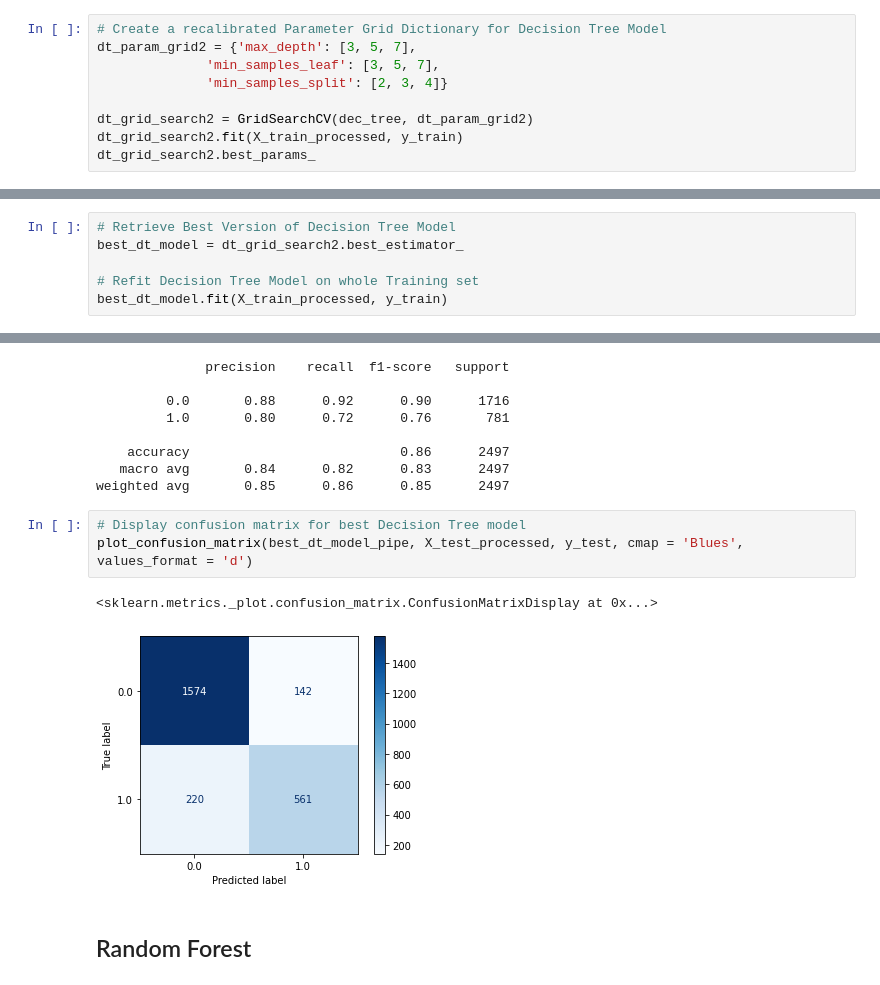
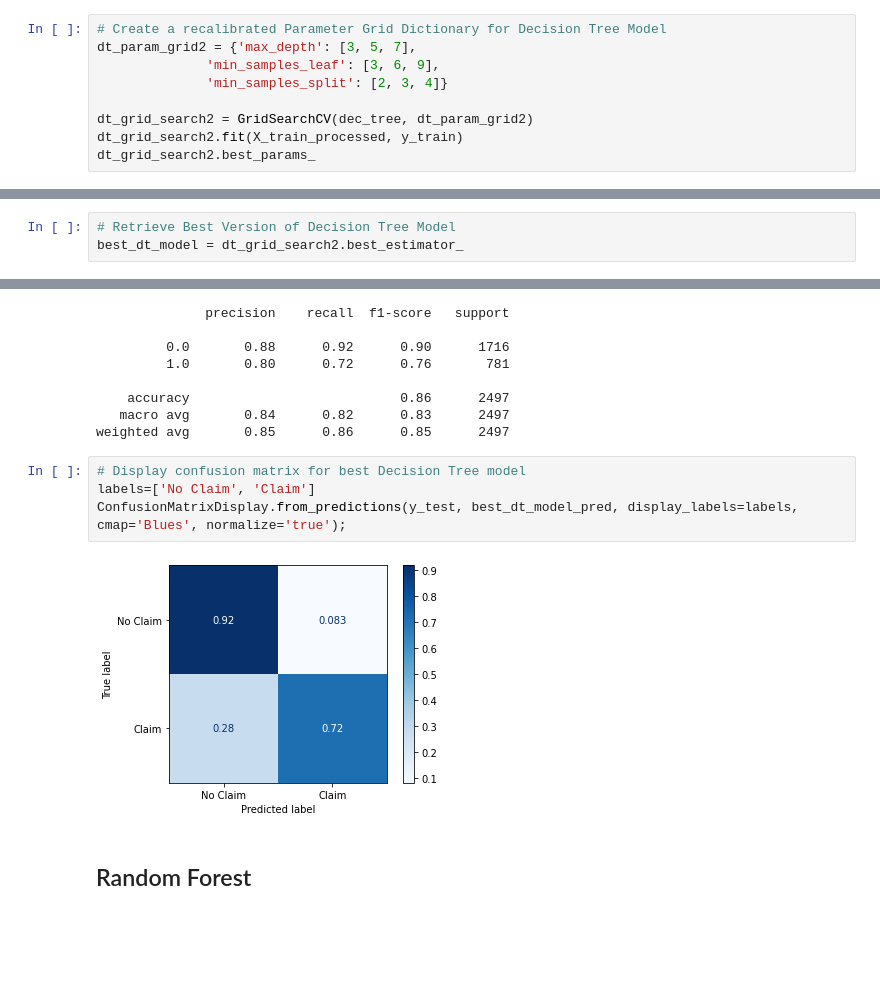
Before and after one commit to Numann-Malik/Auto-Insurance-Claims, a Jupyter notebook: CarInsurance.ipynb, the cells around one changed output, grey strips where cells are left out. Drawn from its saved outputs; the diff is of its cells as text; blank space fills up the shorter version.

```diff
--- a/CarInsurance.ipynb
+++ b/CarInsurance.ipynb
@@ -766,7 +764,7 @@ dt_grid_search.best_params_
 # %%
 # Create a recalibrated Parameter Grid Dictionary for Decision Tree Model
 dt_param_grid2 = {'max_depth': [3, 5, 7],
-              'min_samples_leaf': [3, 5, 7],
+              'min_samples_leaf': [3, 6, 9],
               'min_samples_split': [2, 3, 4]}
 
 dt_grid_search2 = GridSearchCV(dec_tree, dt_param_grid2)
@@ -777,6 +775,3 @@ dt_grid_search2.best_params_
 # %%
 # Retrieve Best Version of Decision Tree Model
 best_dt_model = dt_grid_search2.best_estimator_
-
-# Refit Decision Tree Model on whole Training set
-best_dt_model.fit(X_train_processed, y_train)
@@ -811,10 +804,10 @@ print(classification_report(y_test, best_dt_model_pred))
 weighted avg       0.85      0.86      0.85      2497
 # %%
 # Display confusion matrix for best Decision Tree model
-plot_confusion_matrix(best_dt_model_pipe, X_test_processed, y_test, cmap = 'Blues', values_format = 'd')
+labels=['No Claim', 'Claim']
+ConfusionMatrixDisplay.from_predictions(y_test, best_dt_model_pred, display_labels=labels, cmap='Blues', normalize='true');
 # %% [output]
-<sklearn.metrics._plot.confusion_matrix.ConfusionMatrixDisplay at 0x...>
-[figure, old version]
+[figure, new version]
 # %% [markdown]
 ## Random Forest
 # %%
```
Also changed, not shown: parts of 40 cells of this notebook.
